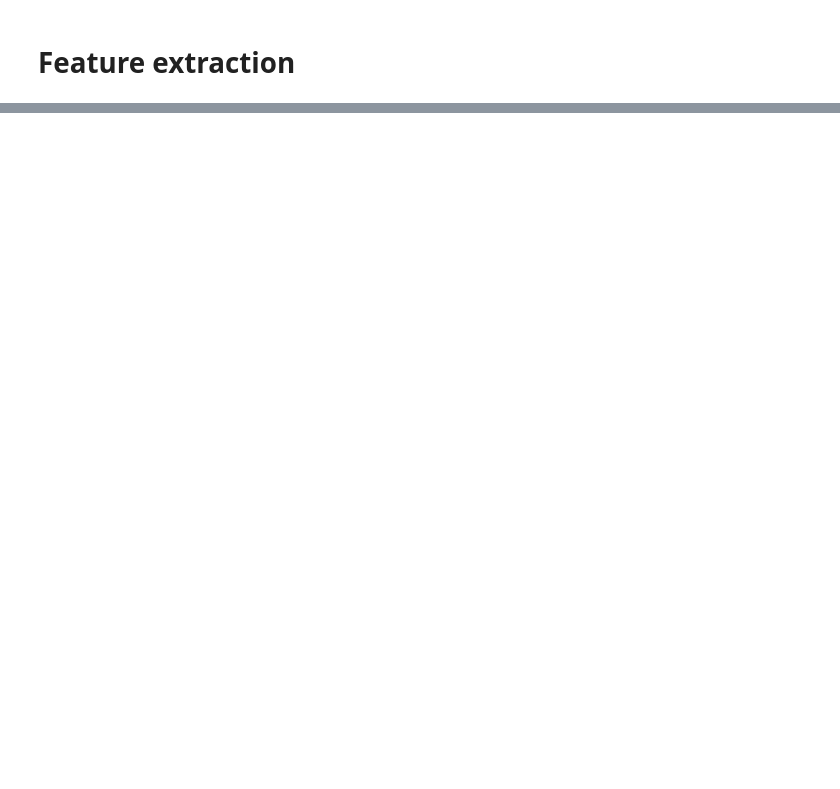
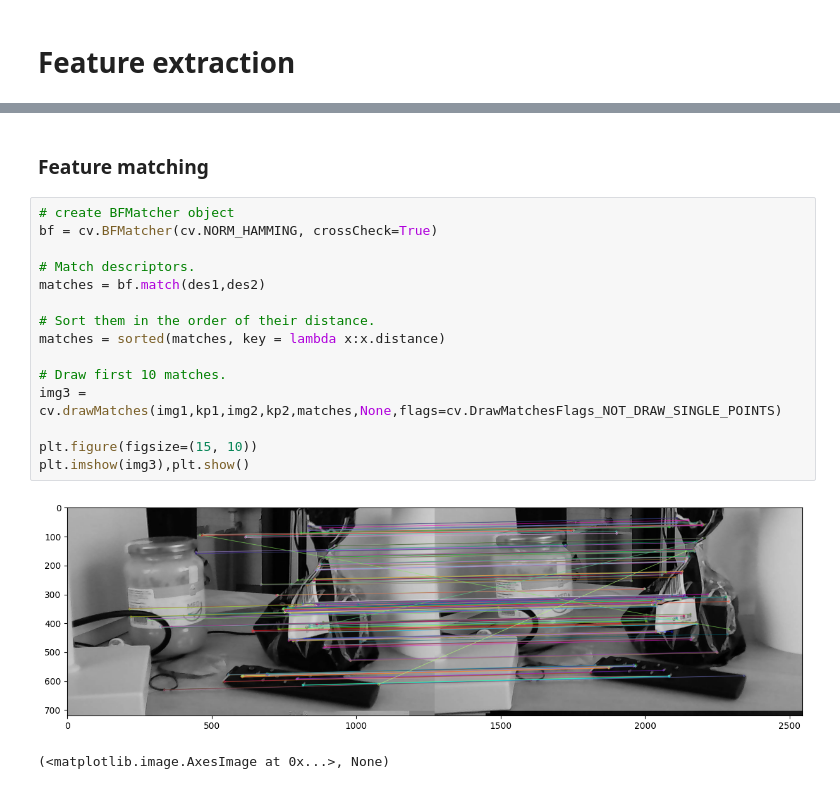
Before and after one commit to tomashobza/slam_notebooks, a Jupyter notebook: feature_extraction.ipynb, the cells around one changed output, grey strips where cells are left out. Drawn from its saved outputs; the diff is of its cells as text; blank space fills up the shorter version.

```diff
--- a/feature_extraction.ipynb
+++ b/feature_extraction.ipynb
@@ -52,0 +100,20 @@ plt.imshow(img3), plt.show()
+# %% [markdown]
+### Feature matching
+# %%
+# create BFMatcher object
+bf = cv.BFMatcher(cv.NORM_HAMMING, crossCheck=True)
+
+# Match descriptors.
+matches = bf.match(des1,des2)
+
+# Sort them in the order of their distance.
+matches = sorted(matches, key = lambda x:x.distance)
+
+# Draw first 10 matches.
+img3 = cv.drawMatches(img1,kp1,img2,kp2,matches,None,flags=cv.DrawMatchesFlags_NOT_DRAW_SINGLE_POINTS)
+
+plt.figure(figsize=(15, 10))
+plt.imshow(img3),plt.show()
+# %% [output]
+[figure, added]
+(<matplotlib.image.AxesImage at 0x...>, None)
```
Also changed, not shown: parts of 7 cells of this notebook, 4 other files.
